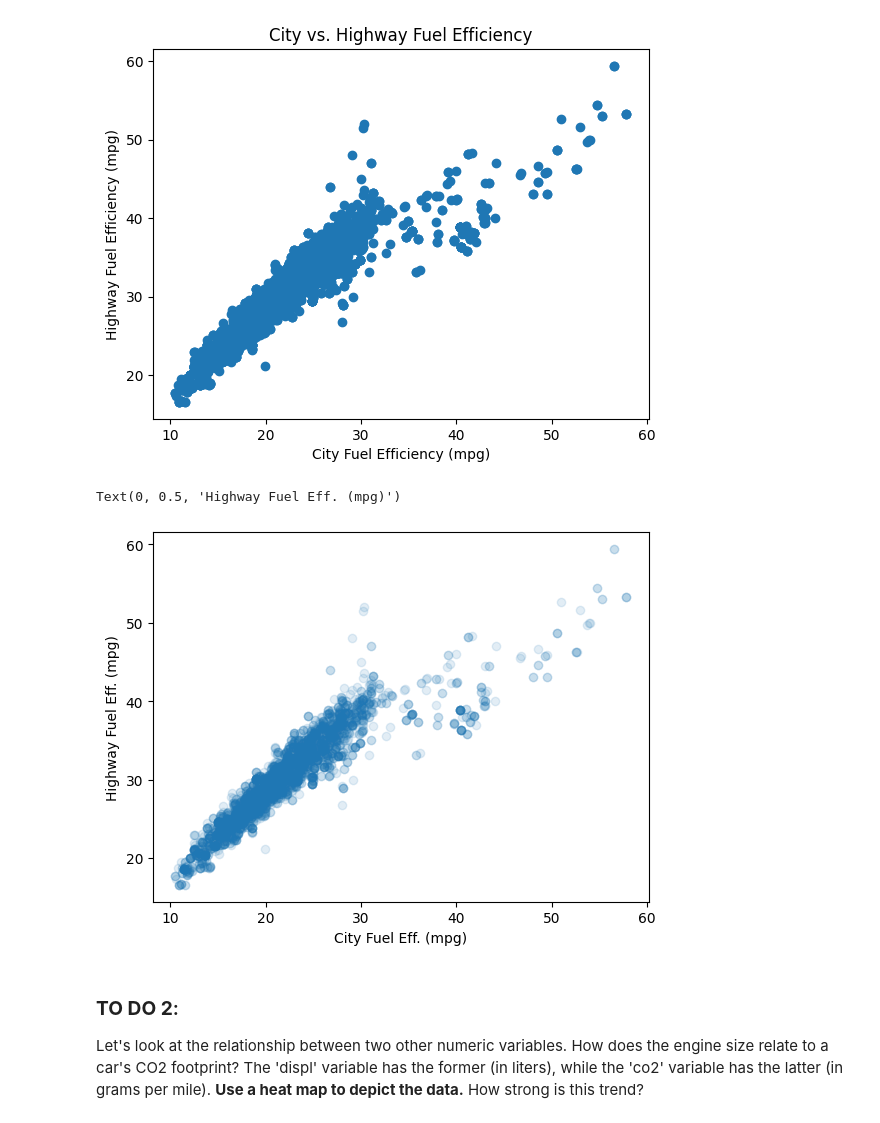
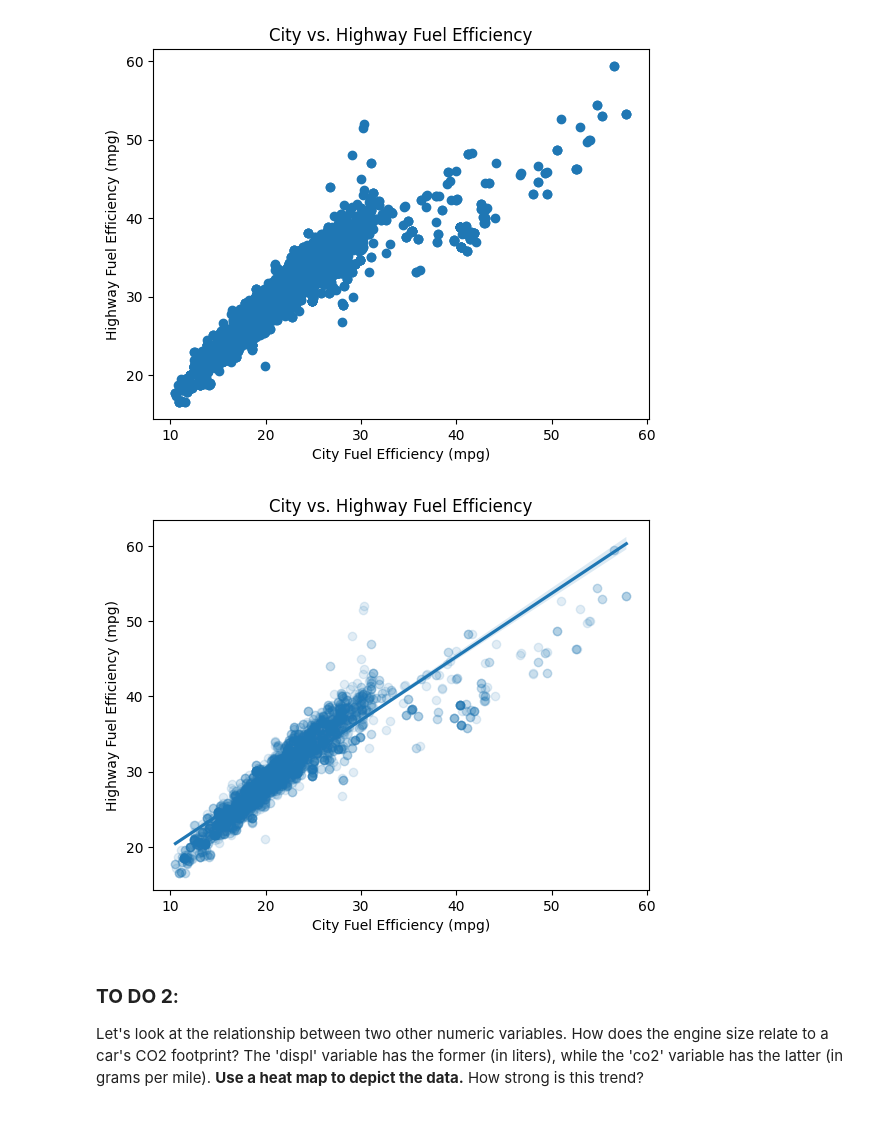
Before and after one commit to alyalsayed/AI-IEEE-CS23-ZSB, a Jupyter notebook: Task19/solution/7-2 Scatterplot_Practice.ipynb, the cells around one changed output. Saved outputs shown, nothing was run; the diff lists cells and outputs as text; code cells hidden in the pictures.

```diff
--- a/Task19/solution/7-2 Scatterplot_Practice.ipynb
+++ b/Task19/solution/7-2 Scatterplot_Practice.ipynb
@@ -37,12 +37,18 @@ plt.show()
 # %% [output]
 [figure]
 # %%
-plt.scatter(data = fuel_econ, x = 'city', y = 'highway', alpha = 1/8)
-plt.xlabel('City Fuel Eff. (mpg)')
-plt.ylabel('Highway Fuel Eff. (mpg)')
+# Create the scatter plot with a regression line
+sns.regplot(data=fuel_econ, x='city', y='highway', scatter_kws={'alpha': 1/8})
+
+# Add labels and title
+plt.xlabel('City Fuel Efficiency (mpg)')
+plt.ylabel('Highway Fuel Efficiency (mpg)')
+plt.title('City vs. Highway Fuel Efficiency')
+
+# Show the plot
+plt.show()
 # %% [output]
-Text(0, 0.5, 'Highway Fuel Eff. (mpg)')
-[figure, old version]
+[figure, new version]
 # %% [markdown]
 ### **TO DO 2**:
 Let's look at the relationship between two other numeric variables. How does the engine size relate to a car's CO2 footprint? The 'displ' variable has the former (in liters), while the 'co2' variable has the latter (in grams per mile). **Use a heat map to depict the data.** How strong is this trend?
```
